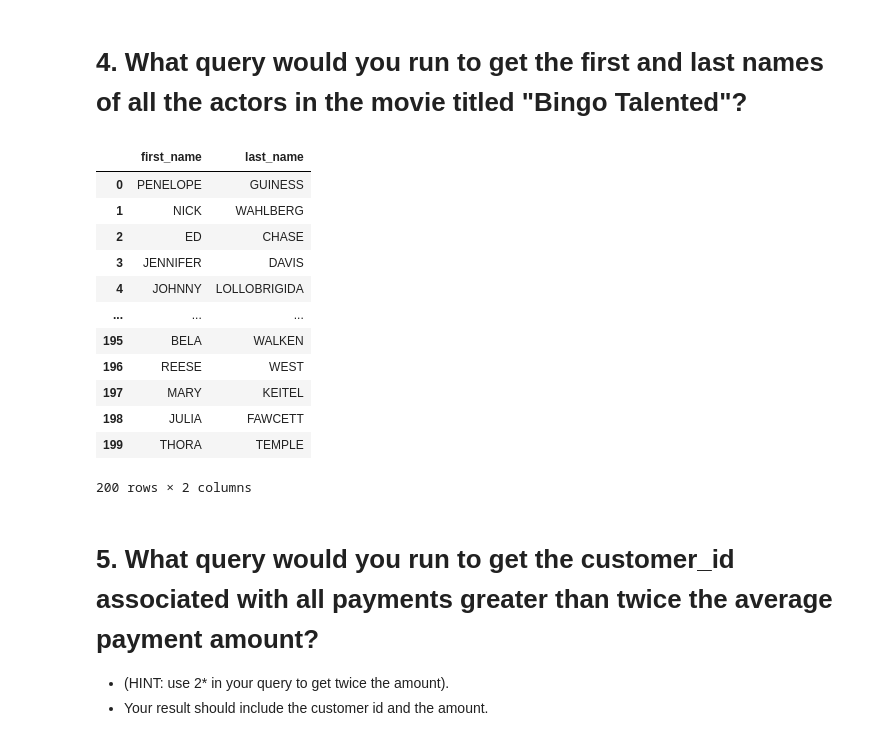
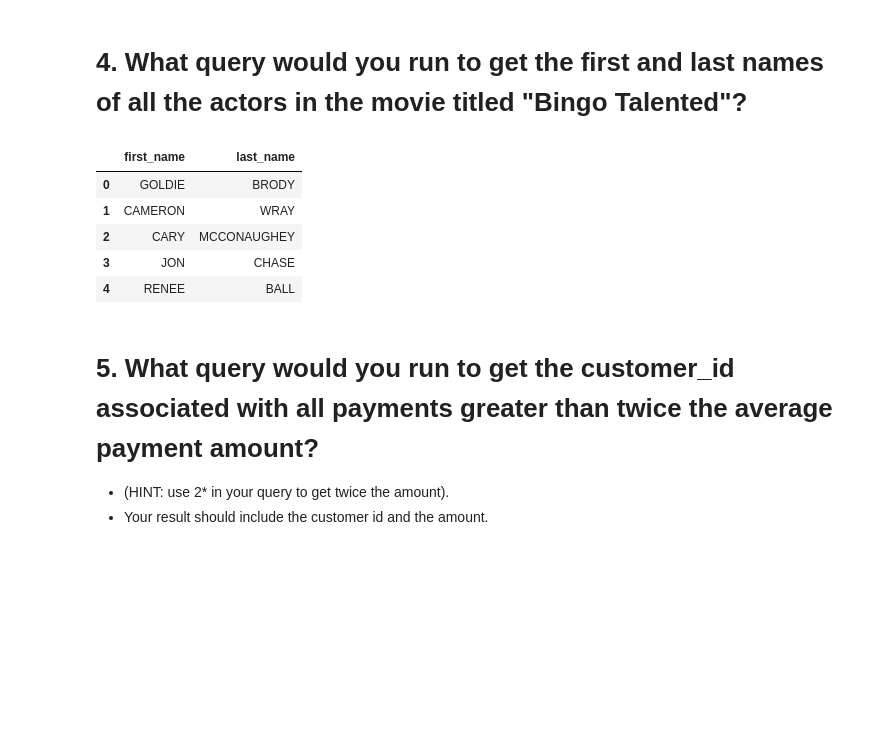
Before and after one commit to jonnunez92/-Core2--Queries--Sakila, a Jupyter notebook: (Core2) Queries - Sakila - Jonathan Nunez.ipynb, the cells around one changed output. Drawn from its saved outputs; the diff is of its cells as text; code cells hidden in the pictures; blank space fills up the shorter version.

```diff
--- a/(Core2) Queries - Sakila - Jonathan Nunez.ipynb
+++ b/(Core2) Queries - Sakila - Jonathan Nunez.ipynb
@@ -108,26 +120,21 @@ pd.read_sql(q3, engine)
 # %%
 q4 = """
 
 SELECT a.first_name, a.last_name
-FROM actor AS a, film AS f
+FROM film as f
+JOIN film_actor as fa ON f.film_id = fa.film_id
+JOIN actor as a ON a.actor_id = fa.actor_id
 WHERE f.title = 'Bingo Talented';
 
 """
 pd.read_sql(q4, engine)
 # %% [output]
 |  | first_name | last_name |
-| 0 | PENELOPE | GUINESS |
-| 1 | NICK | WAHLBERG |
-| 2 | ED | CHASE |
-| 3 | JENNIFER | DAVIS |
-| 4 | JOHNNY | LOLLOBRIGIDA |
-| ... | ... | ... |
-| 195 | BELA | WALKEN |
-| 196 | REESE | WEST |
-| 197 | MARY | KEITEL |
-| 198 | JULIA | FAWCETT |
-| 199 | THORA | TEMPLE |
+| 0 | GOLDIE | BRODY |
+| 1 | CAMERON | WRAY |
+| 2 | CARY | MCCONAUGHEY |
+| 3 | JON | CHASE |
+| 4 | RENEE | BALL |
-200 rows × 2 columns
 # %% [markdown]
 # 5. What query would you run to get the customer_id associated with all payments greater than twice the average payment amount?
 - (HINT: use 2* in your query to get twice the amount).
```
Also changed, not shown: parts of 2 cells of this notebook.
